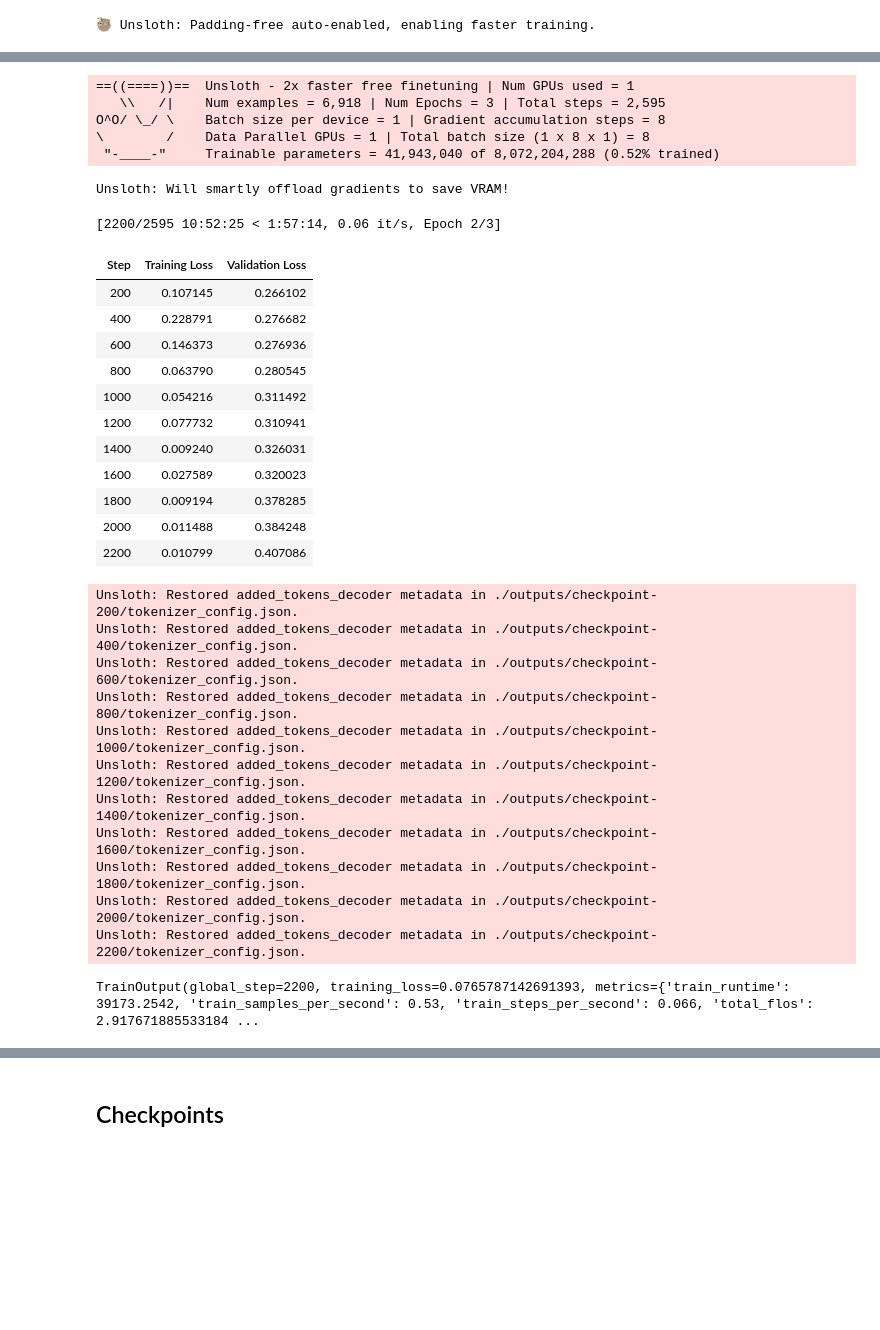
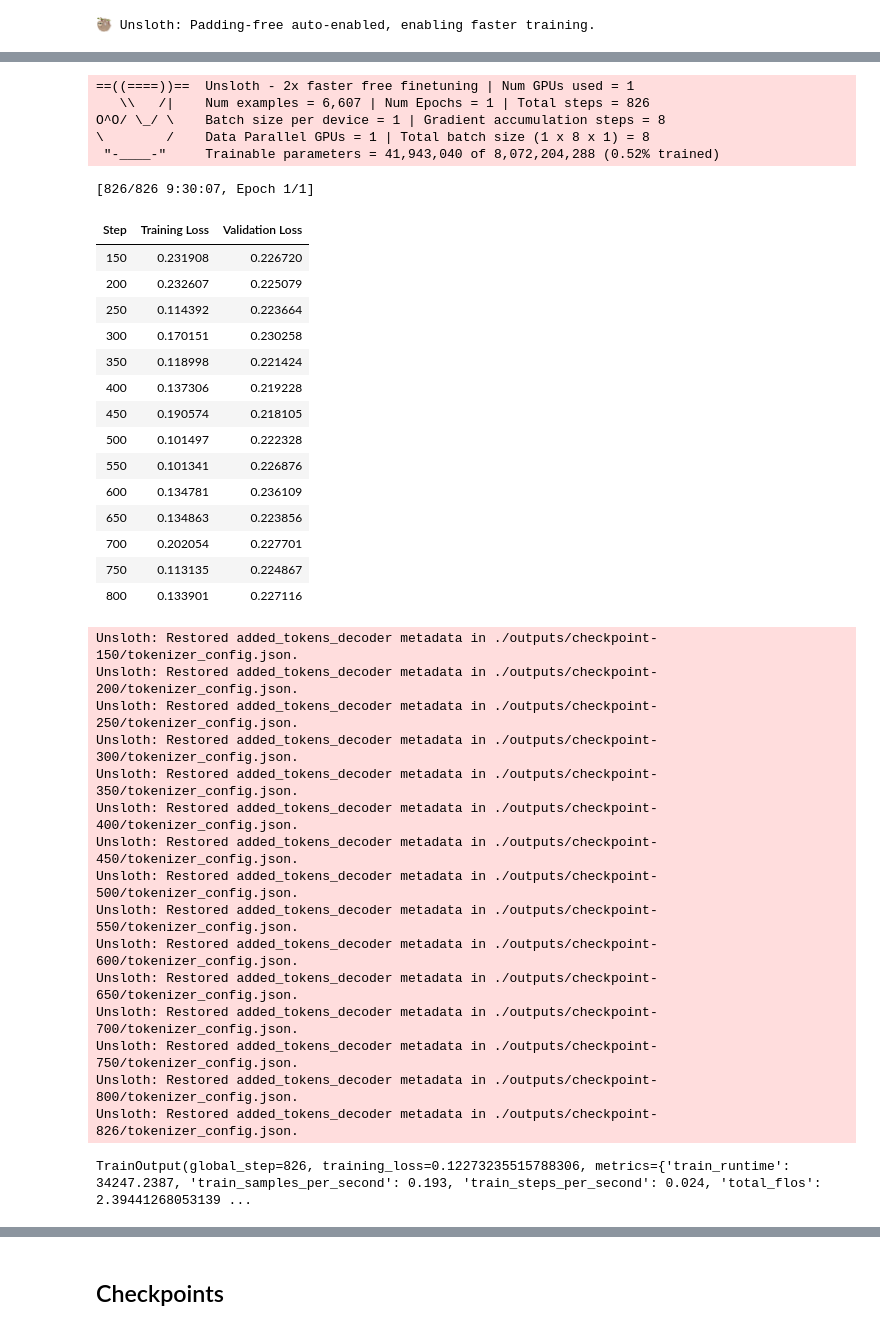
Before and after one commit to mehulpranay/ML_Framework, a Jupyter notebook: question-to-query.ipynb, the cells around one changed output, grey strips where cells are left out. Saved outputs shown, nothing was run; the diff lists cells and outputs as text; code cells hidden in the pictures; blank space fills up the shorter version.

```diff
--- a/question-to-query.ipynb
+++ b/question-to-query.ipynb
@@ -1073,38 +1063,44 @@ SELECT t1.store_name
 # %%
-train_output = trainer.train()
+train_output = trainer.train(resume_from_checkpoint=True)
 print(train_output)
 # %% [output]
 ==((====))==  Unsloth - 2x faster free finetuning | Num GPUs used = 1
-   \\   /|    Num examples = 6,918 | Num Epochs = 3 | Total steps = 2,595
+   \\   /|    Num examples = 6,607 | Num Epochs = 1 | Total steps = 826
 O^O/ \_/ \    Batch size per device = 1 | Gradient accumulation steps = 8
 \        /    Data Parallel GPUs = 1 | Total batch size (1 x 8 x 1) = 8
  "-____-"     Trainable parameters = 41,943,040 of 8,072,204,288 (0.52% trained)
-Unsloth: Will smartly offload gradients to save VRAM!
+[826/826 9:30:07, Epoch 1/1]
+| Step | Training Loss | Validation Loss |
+| 150 | 0.231908 | 0.226720 |
+| 200 | 0.232607 | 0.225079 |
+| 250 | 0.114392 | 0.223664 |
+| 300 | 0.170151 | 0.230258 |
+| 350 | 0.118998 | 0.221424 |
+| 400 | 0.137306 | 0.219228 |
+| 450 | 0.190574 | 0.218105 |
+| 500 | 0.101497 | 0.222328 |
+| 550 | 0.101341 | 0.226876 |
+| 600 | 0.134781 | 0.236109 |
+| 650 | 0.134863 | 0.223856 |
+| 700 | 0.202054 | 0.227701 |
+| 750 | 0.113135 | 0.224867 |
+| 800 | 0.133901 | 0.227116 |
-[2200/2595 10:52:25 < 1:57:14, 0.06 it/s, Epoch 2/3]
+Unsloth: Restored added_tokens_decoder metadata in ./outputs/checkpoint-150/tokenizer_config.json.
+Unsloth: Restored added_tokens_decoder metadata in ./outputs/checkpoint-200/tokenizer_config.json.
+Unsloth: Restored added_tokens_decoder metadata in ./outputs/checkpoint-250/tokenizer_config.json.
+Unsloth: Restored added_tokens_decoder metadata in ./outputs/checkpoint-300/tokenizer_config.json.
+Unsloth: Restored added_tokens_decoder metadata in ./outputs/checkpoint-350/tokenizer_config.json.
+Unsloth: Restored added_tokens_decoder metadata in ./outputs/checkpoint-400/tokenizer_config.json.
+Unsloth: Restored added_tokens_decoder metadata in ./outputs/checkpoint-450/tokenizer_config.json.
+Unsloth: Restored added_tokens_decoder metadata in ./outputs/checkpoint-500/tokenizer_config.json.
+Unsloth: Restored added_tokens_decoder metadata in ./outputs/checkpoint-550/tokenizer_config.json.
+Unsloth: Restored added_tokens_decoder metadata in ./outputs/checkpoint-600/tokenizer_config.json.
+Unsloth: Restored added_tokens_decoder metadata in ./outputs/checkpoint-650/tokenizer_config.json.
+Unsloth: Restored added_tokens_decoder metadata in ./outputs/checkpoint-700/tokenizer_config.json.
+Unsloth: Restored added_tokens_decoder metadata in ./outputs/checkpoint-750/tokenizer_config.json.
+Unsloth: Restored added_tokens_decoder metadata in ./outputs/checkpoint-800/tokenizer_config.json.
+Unsloth: Restored added_tokens_decoder metadata in ./outputs/checkpoint-826/tokenizer_config.json.
-| Step | Training Loss | Validation Loss |
-| 200 | 0.107145 | 0.266102 |
-| 400 | 0.228791 | 0.276682 |
-| 600 | 0.146373 | 0.276936 |
-| 800 | 0.063790 | 0.280545 |
-| 1000 | 0.054216 | 0.311492 |
-| 1200 | 0.077732 | 0.310941 |
-| 1400 | 0.009240 | 0.326031 |
-| 1600 | 0.027589 | 0.320023 |
-| 1800 | 0.009194 | 0.378285 |
-| 2000 | 0.011488 | 0.384248 |
-| 2200 | 0.010799 | 0.407086 |
-Unsloth: Restored added_tokens_decoder metadata in ./outputs/checkpoint-200/tokenizer_config.json.
-Unsloth: Restored added_tokens_decoder metadata in ./outputs/checkpoint-400/tokenizer_config.json.
-Unsloth: Restored added_tokens_decoder metadata in ./outputs/checkpoint-600/tokenizer_config.json.
-Unsloth: Restored added_tokens_decoder metadata in ./outputs/checkpoint-800/tokenizer_config.json.
-Unsloth: Restored added_tokens_decoder metadata in ./outputs/checkpoint-1000/tokenizer_config.json.
-Unsloth: Restored added_tokens_decoder metadata in ./outputs/checkpoint-1200/tokenizer_config.json.
-Unsloth: Restored added_tokens_decoder metadata in ./outputs/checkpoint-1400/tokenizer_config.json.
-Unsloth: Restored added_tokens_decoder metadata in ./outputs/checkpoint-1600/tokenizer_config.json.
-Unsloth: Restored added_tokens_decoder metadata in ./outputs/checkpoint-1800/tokenizer_config.json.
-Unsloth: Restored added_tokens_decoder metadata in ./outputs/checkpoint-2000/tokenizer_config.json.
-Unsloth: Restored added_tokens_decoder metadata in ./outputs/checkpoint-2200/tokenizer_config.json.
+TrainOutput(global_step=826, training_loss=0.12273235515788306, metrics={'train_runtime': 34247.2387, 'train_samples_per_second': 0.193, 'train_steps_per_second': 0.024, 'total_flos': 2.39441268053139 ...
-TrainOutput(global_step=2200, training_loss=0.0765787142691393, metrics={'train_runtime': 39173.2542, 'train_samples_per_second': 0.53, 'train_steps_per_second': 0.066, 'total_flos': 2.917671885533184 ...
 # %%
 import pandas as pd
 import matplotlib.pyplot as plt
```
Also changed, not shown: parts of 43 cells of this notebook.
